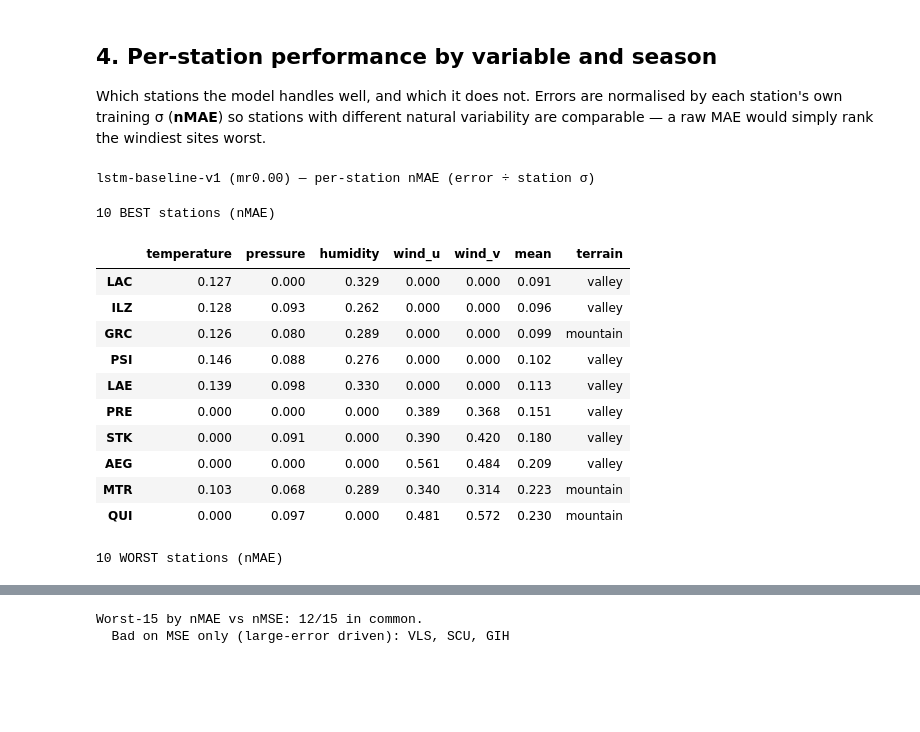
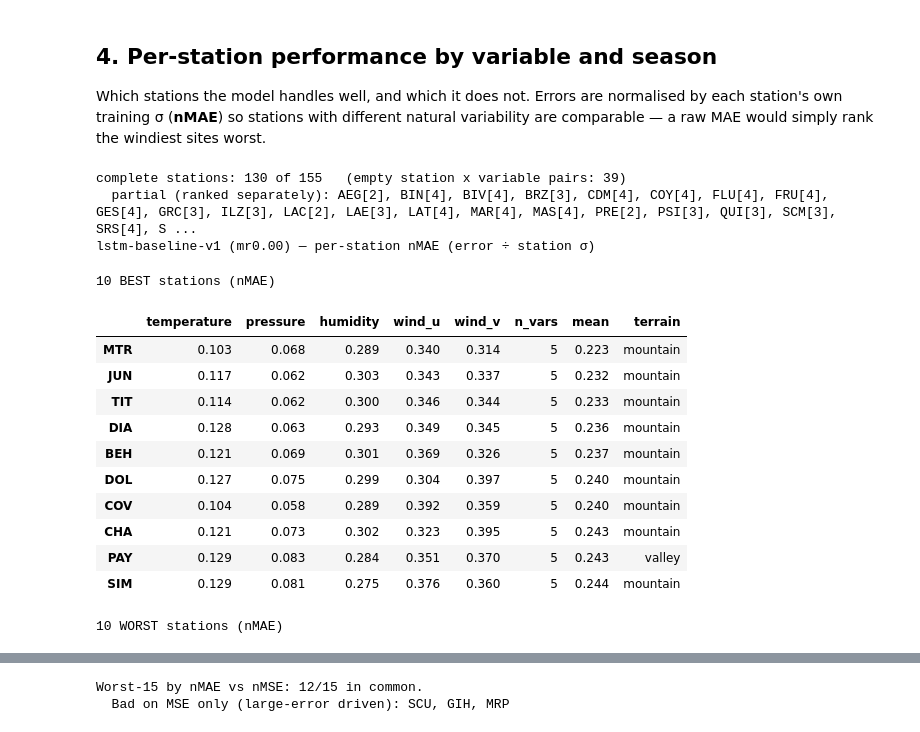
Before and after one commit to aureliedj/weather-station-model-with-transformers, a Jupyter notebook: Station MAE/notebooks/Test_Results_Exploration.ipynb, the cells around one changed output, grey strips where cells are left out. Saved outputs shown, nothing was run; the diff lists cells and outputs as text; code cells hidden in the pictures; blank space fills up the shorter version.

```diff
--- a/Station MAE/notebooks/Test_Results_Exploration.ipynb
+++ b/Station MAE/notebooks/Test_Results_Exploration.ipynb
@@ -263,6 +263,22 @@ def base_at(th):
 print(f"climatology window: {TS_C[0]}  ..  {TS_C[-1]}   ({NT_C:,} rows)")
 print(f"  lag {CLIM_LAG_STEPS} steps = {CLIM_LAG_STEPS*10/60:.0f} h")
 print(f"  observation coverage in window: {OBS_M.mean()*100:.1f}%")
+
+# ── Exceedance thresholds for the extremes scores ───────────────────────────
+# p95 of the OBSERVED distribution, per station and variable, over the test
+# period. Per-station on purpose: "extreme" must mean extreme FOR THAT SITE,
+# or the score would just re-measure which stations are windy.
+# Wind speed is derived from u,v jointly — p95 on u alone is a strong
+# easterly, which is not the same event as a storm.
+_ui, _vi = VARS.index("wind_u"), VARS.index("wind_v")
+_o = np.where(OBS_M, OBS_P, np.nan)
+Q95 = np.nanquantile(_o, 0.95, axis=0)                      # (N, 5)
+Q95_SPD = np.nanquantile(np.sqrt(_o[:, :, _ui]**2 + _o[:, :, _vi]**2),
+                         0.95, axis=0)                      # (N,)
+print(f"p95 thresholds (median over stations): "
+      f"temperature {np.nanmedian(Q95[:, 0]):.1f} °C, "
+      f"wind speed {np.nanmedian(Q95_SPD):.1f} m/s")
+del _o
 # %% [output]
 climatology window: 2022-12-31 00:00:00+00:00  ..  2024-12-31 23:50:00+00:00   (105,408 rows)
   lag 144 steps = 24 h
@@ -853,47 +1021,72 @@ are comparable — a raw MAE would simply rank the windiest sites worst.
 #   nMAE, nRMSE  divide by σ      nMSE  divides by σ²   (units must match)
 # Prefer the newest transformer run, then anything available.
 _PREF_ORDER = ["v20", "v22", "v19", "v17", "v15", "simple-mae-v2",
                "masked-tf-v1", "simple-mae-v1",
                "lstm-baseline-v2", "lstm-baseline-v1", "v9"]
 RUN_INSPECT = next((r for r in _PREF_ORDER if r in RUNS), list(RUNS)[0])
 MR = PREF[RUN_INSPECT]
 A, C = AGG[(RUN_INSPECT, MR)]
 
 _n = np.maximum(C["sv"], 1)
 _phys = {"MAE": A["sv"]/_n, "MSE": A["sv_sq"]/_n, "RMSE": np.sqrt(A["sv_sq"]/_n)}
 _norm = {"MAE": _phys["MAE"]/STD, "MSE": _phys["MSE"]/STD**2, "RMSE": _phys["RMSE"]/STD}
 
-nrm_tbl = pd.DataFrame(_norm[METRIC], index=STN, columns=VARS)
-nrm_tbl["mean"] = nrm_tbl.mean(axis=1)
-nrm_tbl["terrain"] = np.where(IS_MTN, "mountain", "valley")
+# ── Absent sensors are NOT perfect forecasts ────────────────────────────────
+# A (station, variable) pair with no valid observation divides 0 by
+# max(count, 1) and lands at exactly 0.0 — which a row-mean then reads as a
+# flawless station. It is not a rounding curiosity: 39 of the 775 pairs here
+# are empty, and because normalised error differs ~4x between variables
+# (wind ~0.40 vs temperature ~0.09), the five stations with no wind sensor
+# took the top five "best" slots outright before this mask existed.
+# Mask them to NaN, average only over what a station actually measures, and
+# show n_vars so partial stations are visible rather than silently mixed in.
+_HAVE = C["sv"] > 100                                    # (N, V)
+nrm_tbl = pd.DataFrame(np.where(_HAVE, _norm[METRIC], np.nan),
+                       index=STN, columns=VARS)
+nrm_tbl["n_vars"] = _HAVE.sum(1)
+nrm_tbl["mean"] = nrm_tbl[VARS].mean(axis=1)             # skipna → own sensors
+# Ranked on COMPLETE stations only, so the comparison is like-for-like.
+_full = nrm_tbl["n_vars"] == len(VARS)
+print(f"complete stations: {int(_full.sum())} of {len(STN)}   "
+      f"(empty station x variable pairs: {int((~_HAVE).sum())})")
+_incomplete = nrm_tbl.index[~_full]
+if len(_incomplete):
+    print("  partial (ranked separately):",
+          ", ".join(f"{s}[{int(nrm_tbl.loc[s, 'n_vars'])}]" for s in _incomplete))
+nrm_tbl = nrm_tbl[_full]
+nrm_tbl["terrain"] = np.where(IS_MTN, "mountain", "valley")[_full.values]
 
 print(f"{RUN_INSPECT} ({MR}) — per-station n{METRIC} "
       f"(error ÷ station σ{'²' if METRIC=='MSE' else ''})")
 display(nrm_tbl.nsmallest(10, "mean").style.format({c_:"{:.3f}" for c_ in VARS+["mean"]})
         .set_caption(f"10 BEST stations (n{METRIC})"))
 display(nrm_tbl.nlargest(10, "mean").style.format({c_:"{:.3f}" for c_ in VARS+["mean"]})
         .set_caption(f"10 WORST stations (n{METRIC})"))
 
 # Do MAE and MSE agree on who the worst stations are? If not, those stations
 # are hurt by occasional large errors rather than consistent mediocrity.
-_wm = pd.DataFrame(_norm["MAE"], index=STN, columns=VARS).mean(axis=1).nlargest(15).index
-_ws = pd.DataFrame(_norm["MSE"], index=STN, columns=VARS).mean(axis=1).nlargest(15).index
+_wm = pd.DataFrame(np.where(_HAVE, _norm["MAE"], np.nan), index=STN,
+                   columns=VARS)[_full.values].mean(axis=1).nlargest(15).index
+_ws = pd.DataFrame(np.where(_HAVE, _norm["MSE"], np.nan), index=STN,
+                   columns=VARS)[_full.values].mean(axis=1).nlargest(15).index
 _only_mse = [s for s in _ws if s not in _wm]
 print(f"\nWorst-15 by nMAE vs nMSE: {len(set(_wm) & set(_ws))}/15 in common.")
 if _only_mse:
     print(f"  Bad on MSE only (large-error driven): {', '.join(_only_mse)}")
 # %% [output]
+complete stations: 130 of 155   (empty station x variable pairs: 39)
+  partial (ranked separately): AEG[2], BIN[4], BIV[4], BRZ[3], CDM[4], COY[4], FLU[4], FRU[4], GES[4], GRC[3], ILZ[3], LAC[2], LAE[3], LAT[4], MAR[4], MAS[4], PRE[2], PSI[3], QUI[3], SCM[3], SRS[4], S ...
 lstm-baseline-v1 (mr0.00) — per-station nMAE (error ÷ station σ)
 10 BEST stations (nMAE)
-|  | temperature | pressure | humidity | wind_u | wind_v | mean | terrain |
-| LAC | 0.127 | 0.000 | 0.329 | 0.000 | 0.000 | 0.091 | valley |
-| ILZ | 0.128 | 0.093 | 0.262 | 0.000 | 0.000 | 0.096 | valley |
-| GRC | 0.126 | 0.080 | 0.289 | 0.000 | 0.000 | 0.099 | mountain |
-| PSI | 0.146 | 0.088 | 0.276 | 0.000 | 0.000 | 0.102 | valley |
-| LAE | 0.139 | 0.098 | 0.330 | 0.000 | 0.000 | 0.113 | valley |
-| PRE | 0.000 | 0.000 | 0.000 | 0.389 | 0.368 | 0.151 | valley |
-| STK | 0.000 | 0.091 | 0.000 | 0.390 | 0.420 | 0.180 | valley |
-| AEG | 0.000 | 0.000 | 0.000 | 0.561 | 0.484 | 0.209 | valley |
-| MTR | 0.103 | 0.068 | 0.289 | 0.340 | 0.314 | 0.223 | mountain |
-| QUI | 0.000 | 0.097 | 0.000 | 0.481 | 0.572 | 0.230 | mountain |
+|  | temperature | pressure | humidity | wind_u | wind_v | n_vars | mean | terrain |
+| MTR | 0.103 | 0.068 | 0.289 | 0.340 | 0.314 | 5 | 0.223 | mountain |
+| JUN | 0.117 | 0.062 | 0.303 | 0.343 | 0.337 | 5 | 0.232 | mountain |
+| TIT | 0.114 | 0.062 | 0.300 | 0.346 | 0.344 | 5 | 0.233 | mountain |
+| DIA | 0.128 | 0.063 | 0.293 | 0.349 | 0.345 | 5 | 0.236 | mountain |
+| BEH | 0.121 | 0.069 | 0.301 | 0.369 | 0.326 | 5 | 0.237 | mountain |
+| DOL | 0.127 | 0.075 | 0.299 | 0.304 | 0.397 | 5 | 0.240 | mountain |
+| COV | 0.104 | 0.058 | 0.289 | 0.392 | 0.359 | 5 | 0.240 | mountain |
+| CHA | 0.121 | 0.073 | 0.302 | 0.323 | 0.395 | 5 | 0.243 | mountain |
+| PAY | 0.129 | 0.083 | 0.284 | 0.351 | 0.370 | 5 | 0.243 | valley |
+| SIM | 0.129 | 0.081 | 0.275 | 0.376 | 0.360 | 5 | 0.244 | mountain |
 10 WORST stations (nMAE)
@@ -911,2 +1104,2 @@ lstm-baseline-v1 (mr0.00) — per-station nMAE (error ÷ station σ)
 Worst-15 by nMAE vs nMSE: 12/15 in common.
-  Bad on MSE only (large-error driven): VLS, SCU, GIH
+  Bad on MSE only (large-error driven): SCU, GIH, MRP
```
Also changed, not shown: parts of 24 cells of this notebook, 10 other files.
